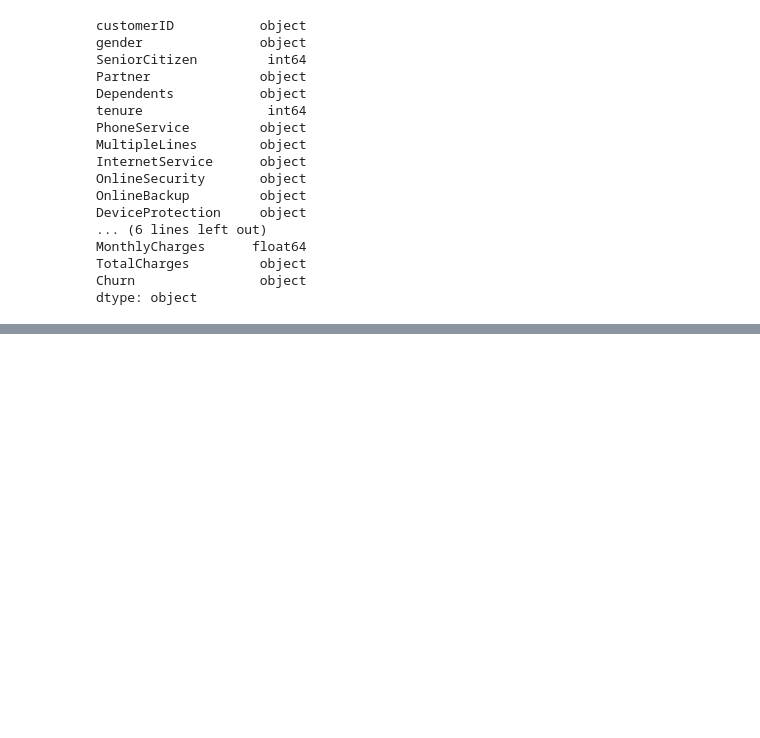
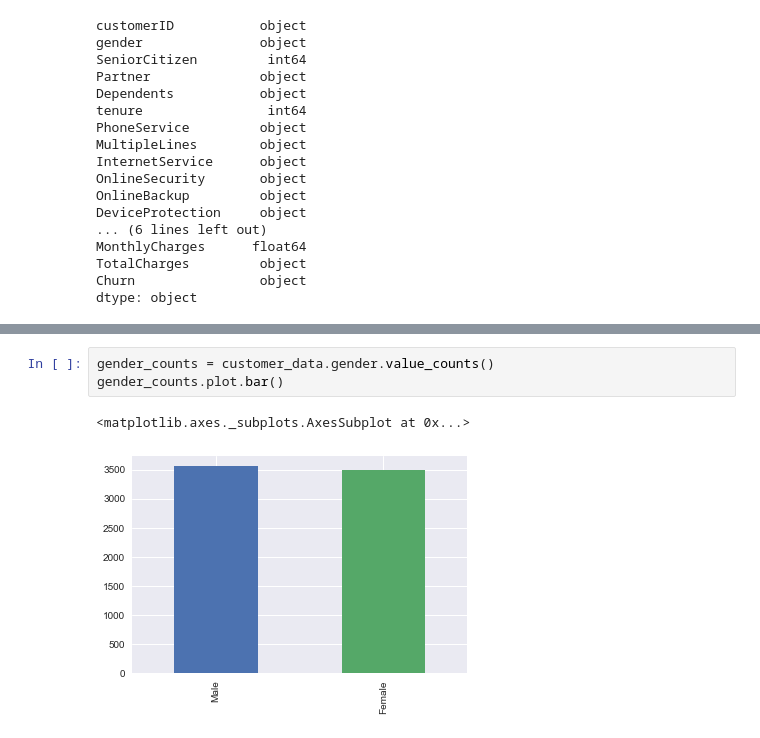
Before and after one commit to cjrutherford/mining, a Jupyter notebook: Data Mining Code Portion..ipynb, the cells around one changed output, grey strips where cells are left out. Drawn from its saved outputs; the diff is of its cells as text; blank space fills up the shorter version.

```diff
--- a/Data Mining Code Portion..ipynb
+++ b/Data Mining Code Portion..ipynb
@@ -113,0 +72,6 @@ Name: genderOrdinal, dtype: int64
+# %%
+gender_counts = customer_data.gender.value_counts()
+gender_counts.plot.bar()
+# %% [output]
+<matplotlib.axes._subplots.AxesSubplot at 0x...>
+[figure, added]
```
Also changed, not shown: parts of 19 cells of this notebook, 1 other file.
